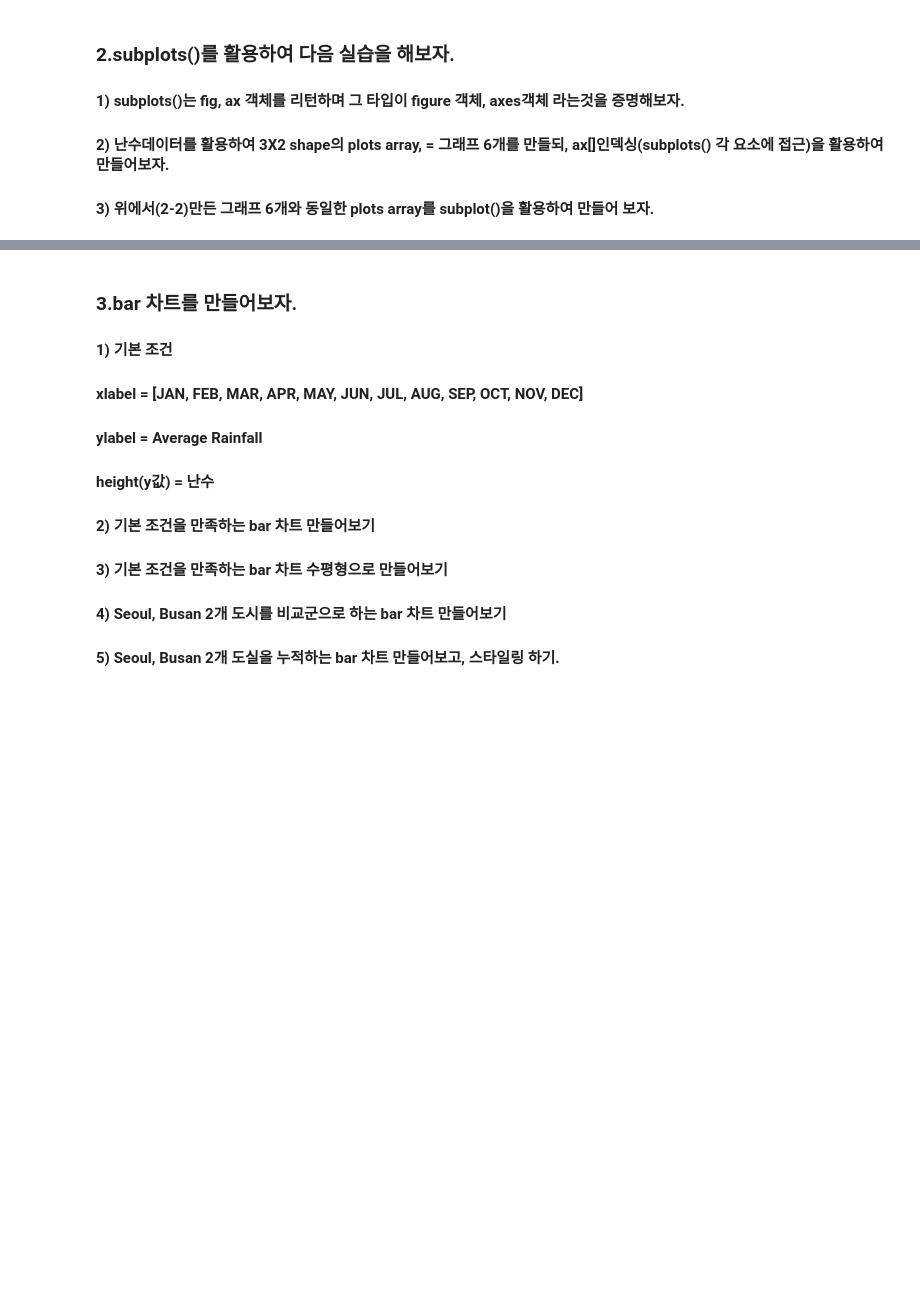
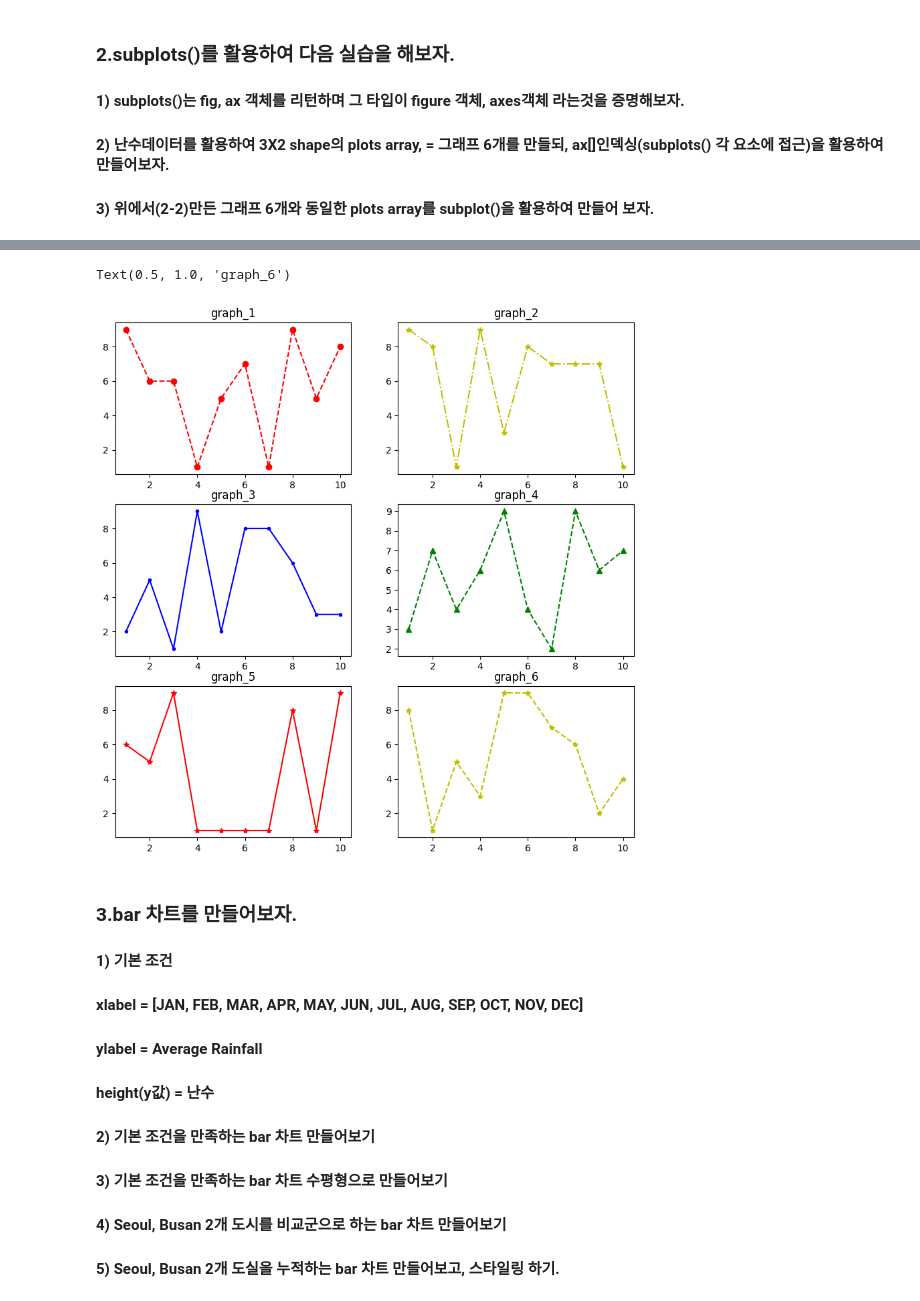
Before and after one commit to psg759/exercise_8jan, a Jupyter notebook: 17_matplotlib.ipynb, the cells around one changed output, grey strips where cells are left out. Drawn from its saved outputs; the diff is of its cells as text; code cells hidden in the pictures; blank space fills up the shorter version.

```diff
--- a/17_matplotlib.ipynb
+++ b/17_matplotlib.ipynb
@@ -1085,3 +1132,29 @@ plt.xlim(0,3)
+# %%
+fig, ax = plt.subplots(nrows=3,ncols=2,figsize=(10,10))
+x = np.arange(1,11)
+y1 = np.random.randint(1,10,10)
+y2 = np.random.randint(1,10,10)
+y3 = np.random.randint(1,10,10)
+y4 = np.random.randint(1,10,10)
+y5 = np.random.randint(1,10,10)
+y6 = np.random.randint(1,10,10)
+
+ax[0][0].plot(x,y1, "ro--")
+ax[0][1].plot(x,y2, "y*-.")
+ax[1][0].plot(x,y3, "b.-")
+ax[1][1].plot(x,y4, "g^--")
+ax[2][0].plot(x,y5, "r*-")
+ax[2][1].plot(x,y6, "y*--")
+
+ax[0][0].set_title("graph_1")
+ax[0][1].set_title("graph_2")
+ax[1][0].set_title("graph_3")
+ax[1][1].set_title("graph_4")
+ax[2][0].set_title("graph_5")
+ax[2][1].set_title("graph_6")
+# %% [output]
+Text(0.5, 1.0, 'graph_6')
+[figure, added]
 # %% [markdown]
 ### **3.bar 차트를 만들어보자.**
 #### 1) 기본 조건
```
Also changed, not shown: parts of 10 cells of this notebook.
